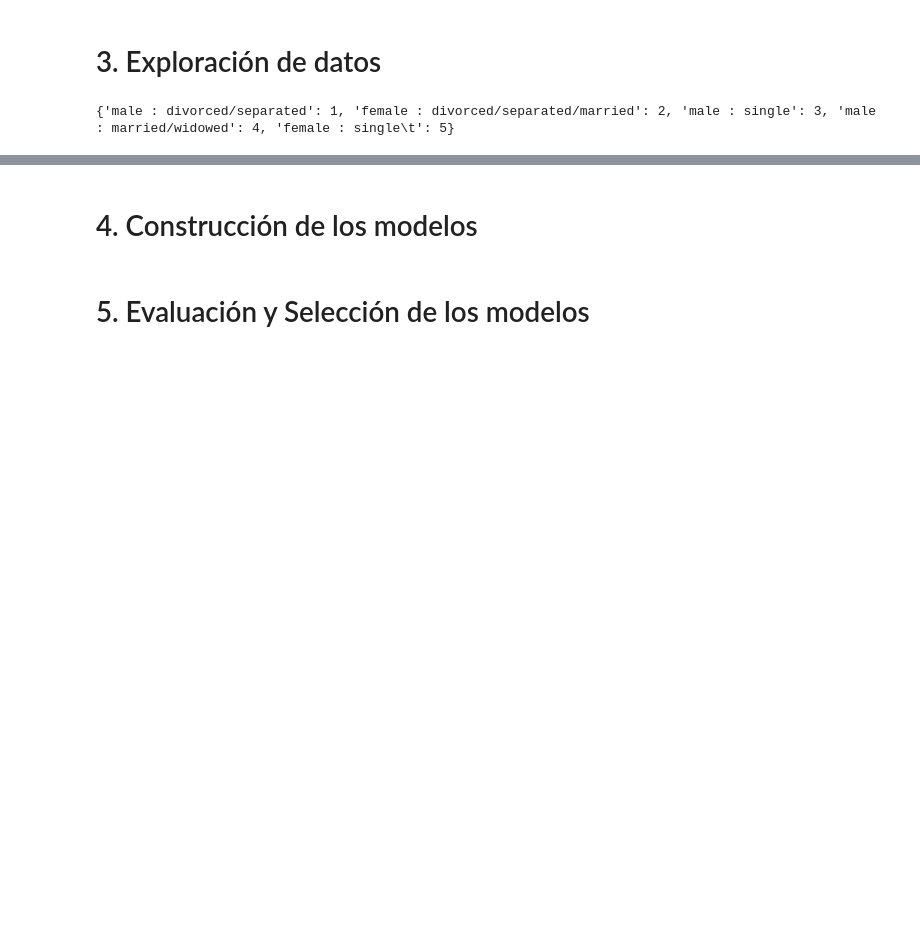
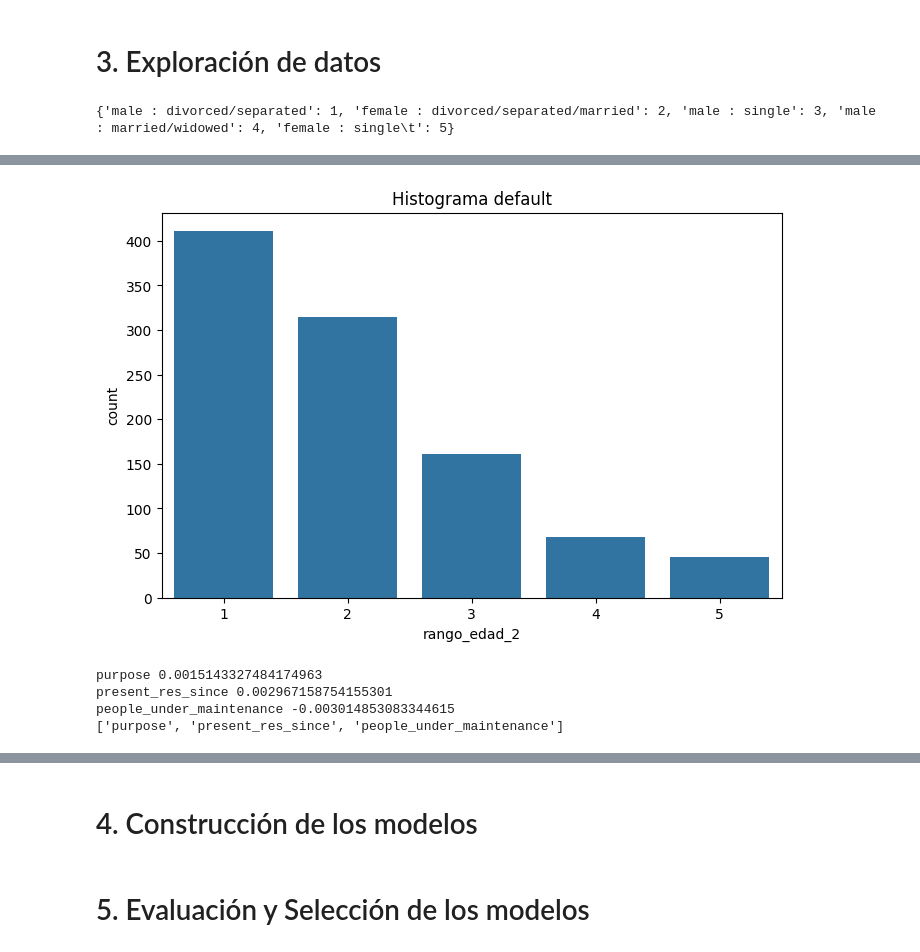
Before and after one commit to pabloing93/credit-scoring-prediction, a Jupyter notebook: credit-scoring.ipynb, the cells around one changed output, grey strips where cells are left out. Cells and saved outputs as stored; diff of their text form; code cells hidden in the pictures; blank space fills up the shorter version.

```diff
--- a/credit-scoring.ipynb
+++ b/credit-scoring.ipynb
@@ -376,0 +401,31 @@ df_banco = feature_engineering2(df_banco)
+# %%
+plt.figure(figsize=(8, 5))
+sns.countplot(data=df_banco, x='rango_edad_2')
+plt.title('Histograma default')
+plt.show()
+# %% [output]
+[figure, added]
+# %%
+#Pablo
+
+#Creo una matriz de correlación del df
+corr_matrix = df_banco.corr()
+
+#Creo un método que me obtenga el nombre de todas las columnas en un intervalo de correlación de [0.005; -0.005]
+def get_low_corr(corr_matrix, column):
+  low_corr_colums = []
+  for index, value in corr_matrix[column].items():
+    name = index
+    if (value > -0.005) & (value < 0.005):
+      print(name, value)
+      low_corr_colums.append(name)
+  return low_corr_colums
+
+#Almaceno en low_corr_columns una lista con los nombres de las columnas que cumplan esa condición
+low_corr_columns = get_low_corr(corr_matrix, 'default')
+print(low_corr_columns)
+# %% [output]
+purpose 0.0015143327484174963
+present_res_since 0.002967158754155301
+people_under_maintenance -0.003014853083344615
+['purpose', 'present_res_since', 'people_under_maintenance']
```
Also changed, not shown: parts of 12 cells of this notebook.
